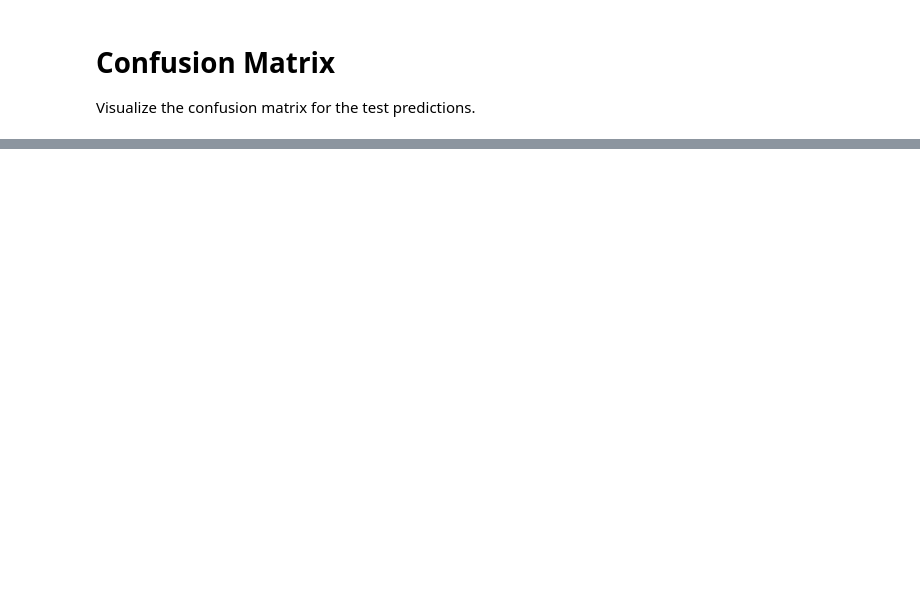
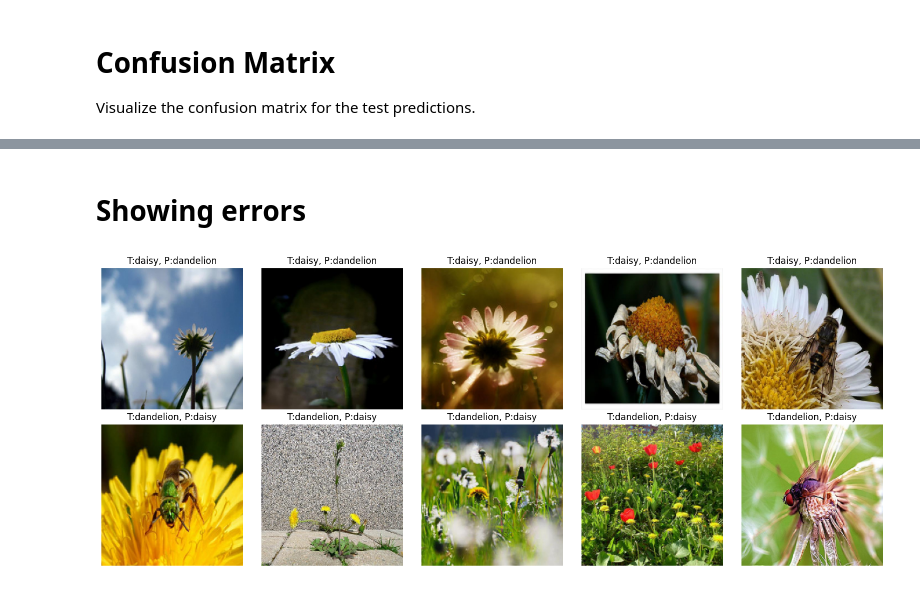
Before and after one commit to silentfortin/ai-portfolio, a Jupyter notebook: 07-cv-flower-recognition/cv_flower_recognition.ipynb, the cells around one changed output, grey strips where cells are left out. Cells and saved outputs as stored; diff of their text form; code cells hidden in the pictures; blank space fills up the shorter version.

```diff
--- a/07-cv-flower-recognition/cv_flower_recognition.ipynb
+++ b/07-cv-flower-recognition/cv_flower_recognition.ipynb
@@ -612,0 +608,27 @@ plt.show()
+# %% [markdown]
+# Showing errors
+# %%
+# Recupero indici delle predizioni errate
+errors = [i for i, (t, p) in enumerate(zip(y_true, y_pred)) if t != p]
+
+# Class mapping
+idx_to_class = {0: "daisy", 1: "dandelion"}
+
+# Seleziono 5 esempi per ciascuna classe vera
+fig, axes = plt.subplots(2, 5, figsize=(15, 6))
+
+for row, true_class in enumerate([0, 1]):  # 0 = daisy, 1 = dandelion
+    class_errors = [i for i in errors if y_true[i] == true_class][:5]
+    for col, idx in enumerate(class_errors):
+        img, _ = test_dataset_raw[idx]  # uso dataset_raw per avere immagini non normalizzate
+        if isinstance(img, torch.Tensor):
+            img = img.permute(1, 2, 0).numpy()
+
+        axes[row, col].imshow(img)
+        axes[row, col].set_title(f"T:{idx_to_class[y_true[idx]]}, P:{idx_to_class[y_pred[idx]]}")
+        axes[row, col].axis("off")
+
+plt.tight_layout()
+plt.show()
+# %% [output]
+[figure, added]
```
Also changed, not shown: parts of 15 cells of this notebook.
